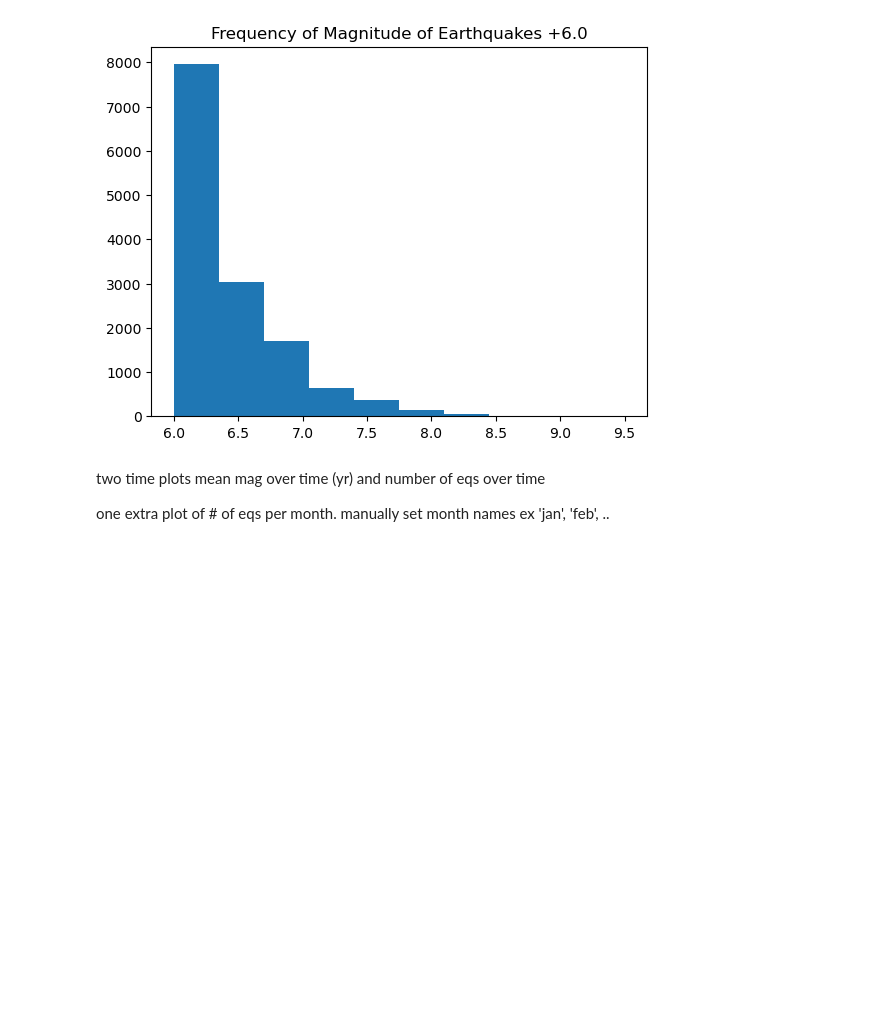
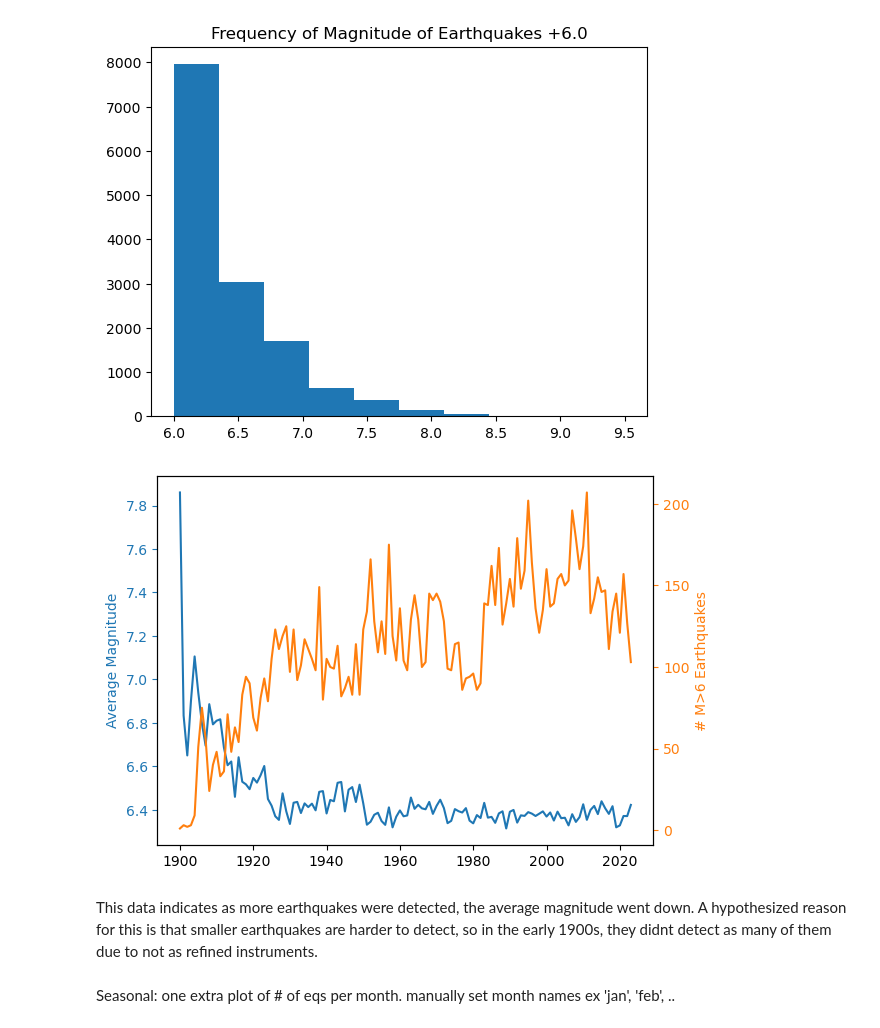
Before and after one commit to cookjan/G690_jcc, a Jupyter notebook: lesson05/05_warmup.ipynb, the cells around one changed output. Drawn from its saved outputs; the diff is of its cells as text; code cells hidden in the pictures; blank space fills up the shorter version.

```diff
--- a/lesson05/05_warmup.ipynb
+++ b/lesson05/05_warmup.ipynb
@@ -94,6 +89,33 @@ ax1 =
+# %%
+""" Plot the average magnitude and total counts vs time. """
+
+# make the figure
+fig, ax = plt.subplots()
+# draw the plot
+l1 = ax.plot(eq_yr_mag, color = 'C0', label = 'Avg Magnitude')
+# create a twin axis
+ax2 = ax.twinx()
+# draw the plot
+l2 = ax2.plot(eq_yr_count, color = 'C1', label = '# M>6 Earthquakes')
+
+# set labels
+ax.set_ylabel("Average Magnitude")
+ax2.set_ylabel("# M>6 Earthquakes")
+
+# set the color of the y-axis tick labels, ticks, and labels to match the line color
+ax.tick_params(axis='y', colors=l1[0].get_color())
+ax2.tick_params(axis='y', colors=l2[0].get_color())
+ax.yaxis.label.set_color(l1[0].get_color())
+ax2.yaxis.label.set_color(l2[0].get_color())
+
+# show the plot
+plt.show()
+# %% [output]
+[figure, added]
+# %% [markdown]
+This data indicates as more earthquakes were detected, the average magnitude went down. A hypothesized reason for this is that smaller earthquakes are harder to detect, so in the early 1900s, they didnt detect as many of them due to not as refined instruments.
 # %% [markdown]
-two time plots
-mean mag over time (yr) and
-number of eqs over time
 
+
+Seasonal:
 one extra plot of # of eqs per month. manually set month names ex 'jan', 'feb', ..
```
Also changed, not shown: parts of 2 cells of this notebook, 1 other file.
